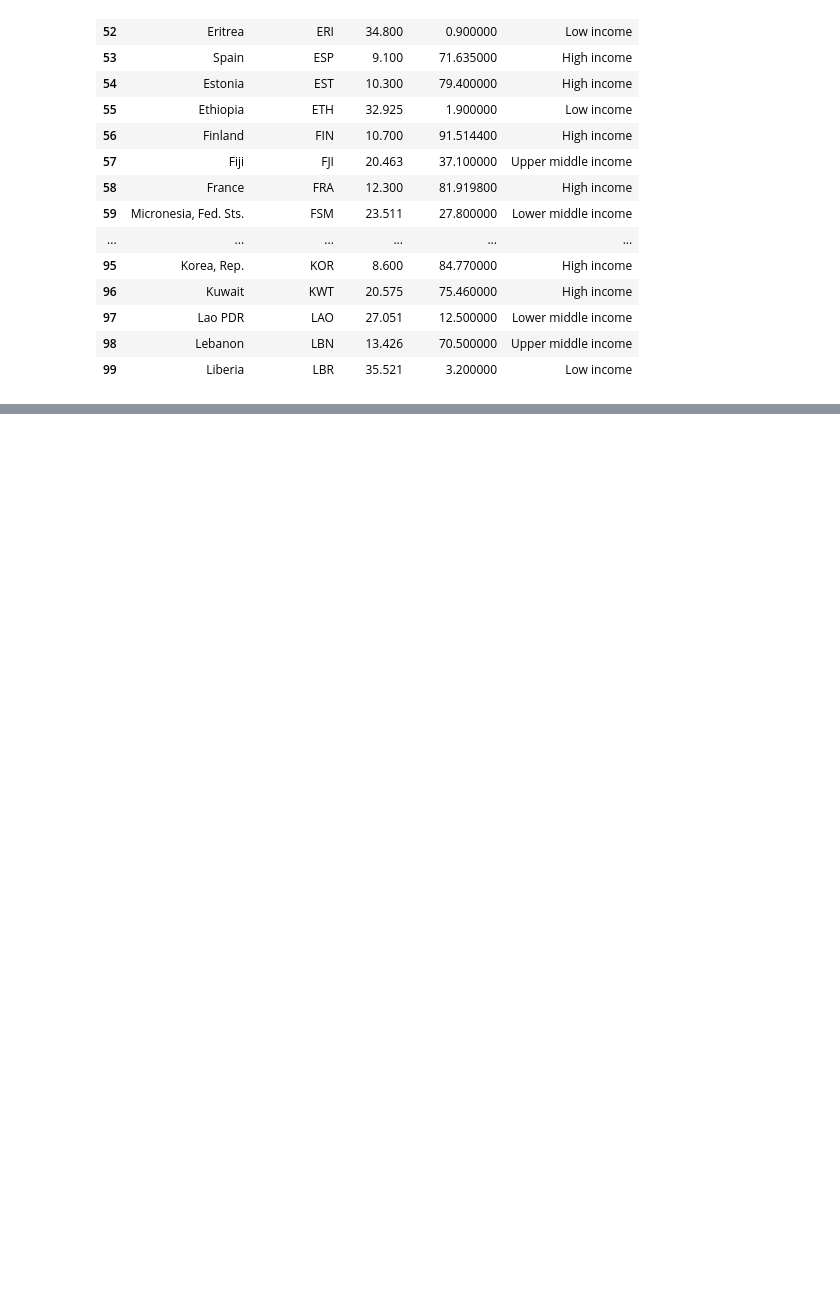
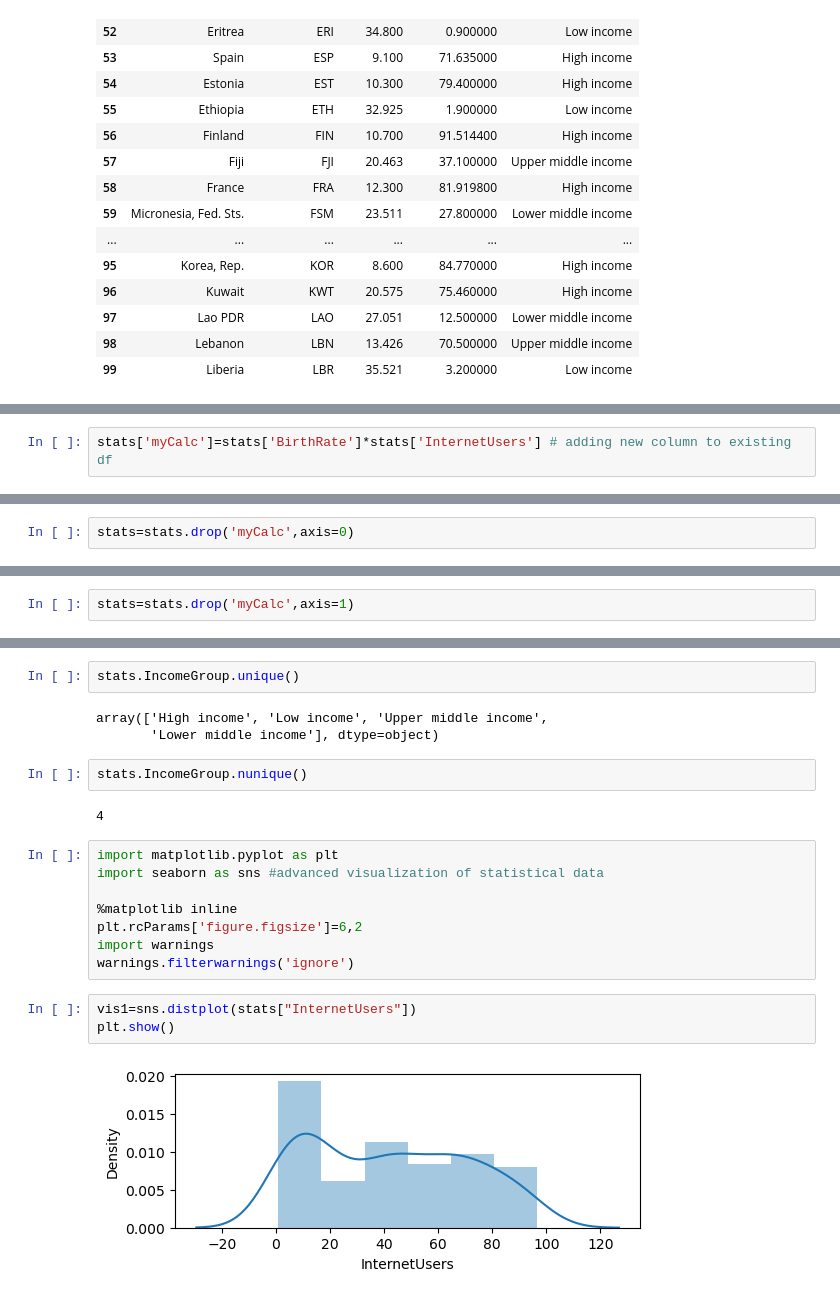
Before and after one commit to Debopoma-Mukherjee/Agentic-AI-Generative-Ai-AI-ML-DA-FSDS-_-CODES-_-EXPERTISE, a Jupyter notebook: 14_pandas_workshop.ipynb, the cells around one changed output, grey strips where cells are left out. Saved outputs shown, nothing was run; the diff lists cells and outputs as text; blank space fills up the shorter version.

```diff
--- a/14_pandas_workshop.ipynb
+++ b/14_pandas_workshop.ipynb
@@ -304,0 +364,2 @@ stats[50:100]
+# %%
+stats['myCalc']=stats['BirthRate']*stats['InternetUsers'] # adding new column to existing df
@@ -304,0 +376,2 @@ stats[50:100]
+# %%
+stats=stats.drop('myCalc',axis=0)
@@ -304,0 +380,2 @@ stats[50:100]
+# %%
+stats=stats.drop('myCalc',axis=1)
@@ -304,0 +441,22 @@ stats[50:100]
+# %%
+stats.IncomeGroup.unique()
+# %% [output]
+array(['High income', 'Low income', 'Upper middle income',
+       'Lower middle income'], dtype=object)
+# %%
+stats.IncomeGroup.nunique()
+# %% [output]
+4
+# %%
+import matplotlib.pyplot as plt
+import seaborn as sns #advanced visualization of statistical data
+
+%matplotlib inline
+plt.rcParams['figure.figsize']=6,2
+import warnings
+warnings.filterwarnings('ignore')
+# %%
+vis1=sns.distplot(stats["InternetUsers"])
+plt.show()
+# %% [output]
+[figure, added]
```
Also changed, not shown: parts of 22 cells of this notebook.
